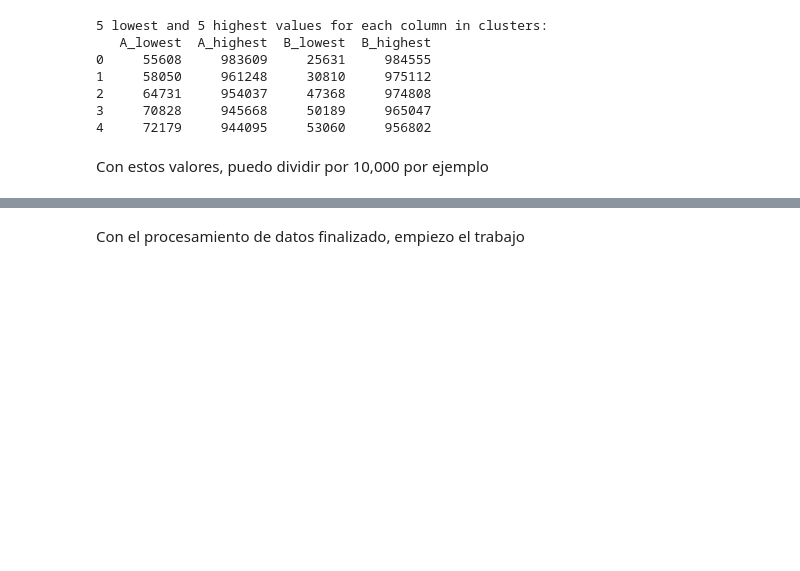
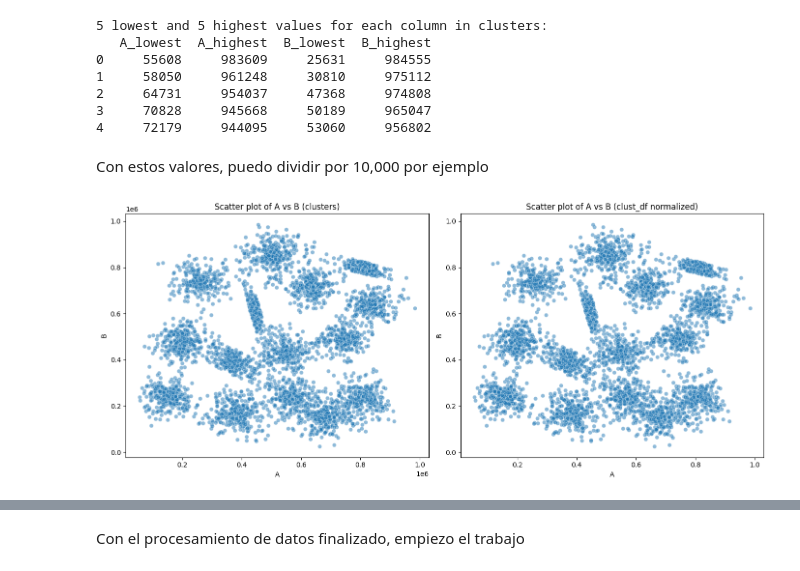
Before and after one commit to manumei/ML-TP4, a Jupyter notebook: Meiriño_Manuel_Notebook.ipynb, the cells around one changed output, grey strips where cells are left out. Cells and saved outputs as stored; diff of their text form; code cells hidden in the pictures; blank space fills up the shorter version.

```diff
--- a/Meiriño_Manuel_Notebook.ipynb
+++ b/Meiriño_Manuel_Notebook.ipynb
@@ -76,4 +77,23 @@ clust_df = clusters.astype(np.float32) / 10_000
 clust = clust_df.values
+# %%
+fig, axes = plt.subplots(1, 2, figsize=(14, 6))
+
+# Plot clusters (original scale)
+sns.scatterplot(data=clusters, x='A', y='B', alpha=0.5, ax=axes[0])
+axes[0].set_title('Scatter plot of A vs B (clusters)')
+axes[0].set_xlabel('A')
+axes[0].set_ylabel('B')
+
+# Plot clust_df (normalized)
+sns.scatterplot(data=clust_df, x='A', y='B', alpha=0.5, ax=axes[1])
+axes[1].set_title('Scatter plot of A vs B (clust_df normalized)')
+axes[1].set_xlabel('A')
+axes[1].set_ylabel('B')
+
+plt.tight_layout()
+plt.show()
+# %% [output]
+[figure, added]
 # %%
 # Pandas Magic para visualizar que todo salio bien
 clust_preview = pd.DataFrame(clust[:15], columns=clust_df.columns)
```
Also changed, not shown: parts of 10 cells of this notebook.
